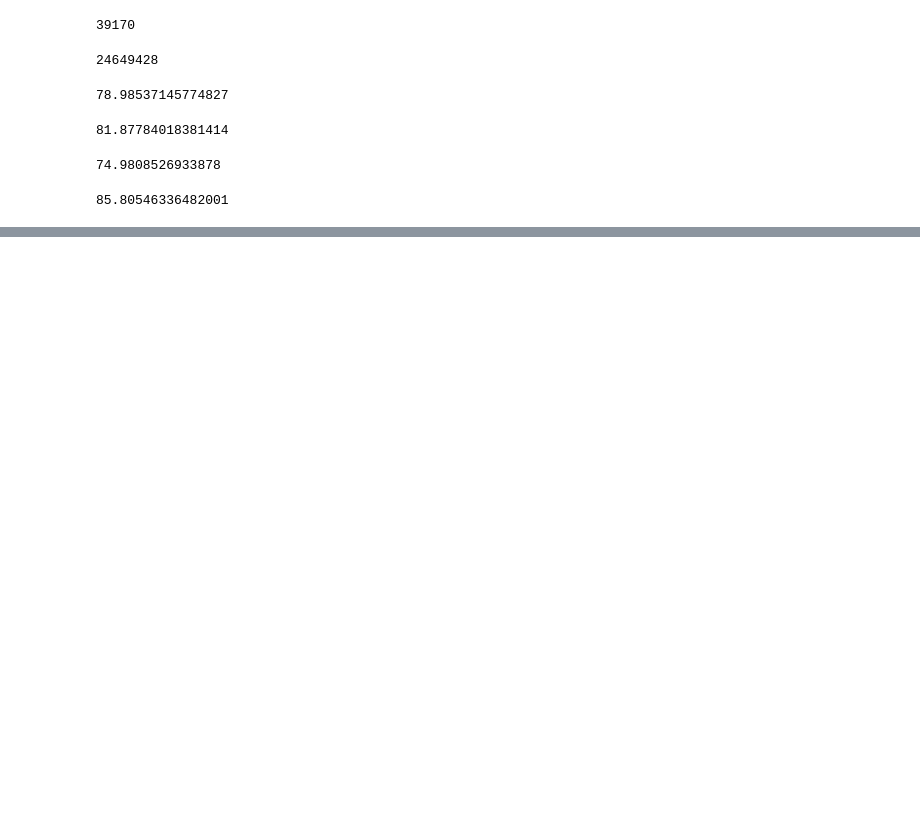
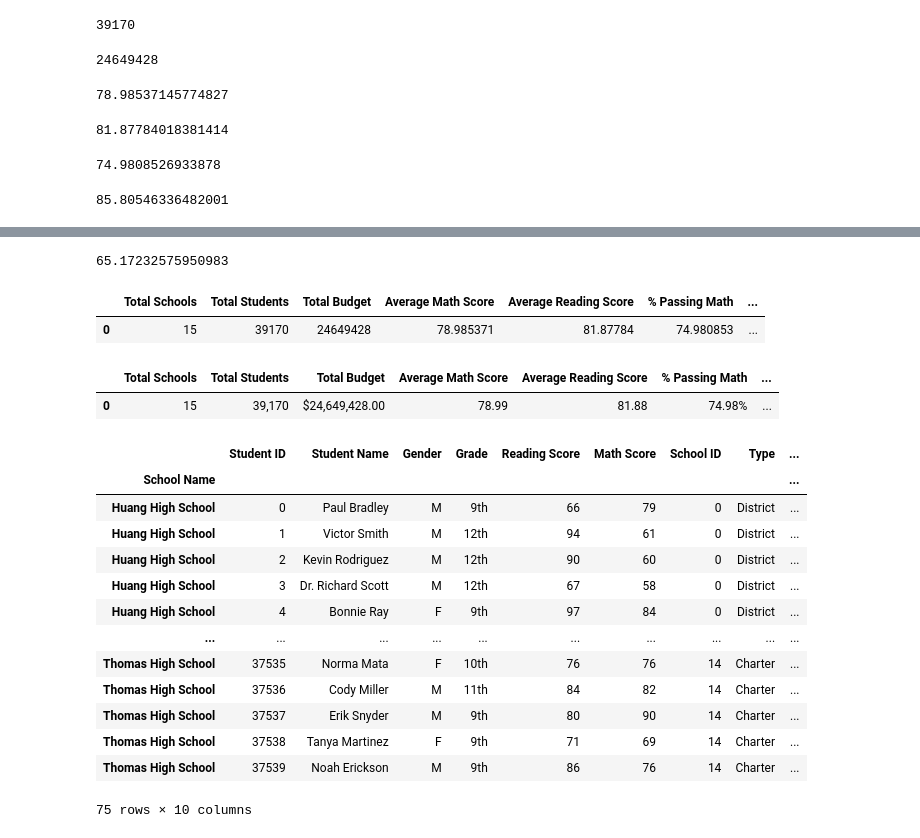
Before and after one commit to jl-horton/pandas-challenge, a Jupyter notebook: PyCitySchools/PyCitySchools.ipynb, the cells around one changed output, grey strips where cells are left out. Cells and saved outputs as stored; diff of their text form; code cells hidden in the pictures; blank space fills up the shorter version.

```diff
--- a/PyCitySchools/PyCitySchools.ipynb
+++ b/PyCitySchools/PyCitySchools.ipynb
@@ -285,0 +125,56 @@ sch_sum_df.head(5)
+# %%
+# Calculate the % of students passing overall - need to find intersectione between math & reading to count students achieving both and divide by total students
+passing_both = school_data_df[(school_data_df['Reading Score'] >= 70) & (school_data_df['Math Score'] >= 70)]['Student ID'].count()
+percent_passing = passing_both/student_count * 100
+print(percent_passing)
+# %% [output]
+65.17232575950983
+# %%
+# Table to summarise metrics for each school - School Name, School Type, Total Students, Total School Budget, Per Student Budget, Ave Math Score, Ave Reading Score, % Passing Math, % Passing Reading, % Overall Passing
+summary_df = pd.DataFrame({'Total Schools': [school_count],
+                            'Total Students': student_count,
+                            'Total Budget': total_budget,
+                            'Average Math Score': ave_math,
+                            'Average Reading Score': ave_reading,
+                            '% Passing Math': percent_math,
+                            '% Passing Reading': percent_reading,
+                            '% Overall Passing': percent_passing
+                            })
+
+summary_df.head()
+# %% [output]
+|  | Total Schools | Total Students | Total Budget | Average Math Score | Average Reading Score | % Passing Math | ... |
+| 0 | 15 | 39170 | 24649428 | 78.985371 | 81.87784 | 74.980853 | ... |
+# %%
+#Tidy formatting of df
+summary_df['Total Students'] = summary_df['Total Students'].map('{:,}'.format)
+summary_df['Total Budget'] = summary_df['Total Budget'].astype(float).map('${:,.2f}'.format)
+summary_df['Average Math Score'] = summary_df['Average Math Score'].map('{:.2f}'.format)
+summary_df['Average Reading Score'] = summary_df['Average Reading Score'].map('{:.2f}'.format)
+summary_df['% Passing Math'] = summary_df['% Passing Math'].map('{:.2f}%'.format)
+summary_df['% Passing Reading'] = summary_df['% Passing Reading'].map('{:.2f}%'.format)
+summary_df['% Overall Passing'] = summary_df['% Overall Passing'].map('{:.2f}%'.format)
+
+summary_df.head()
+# %% [output]
+|  | Total Schools | Total Students | Total Budget | Average Math Score | Average Reading Score | % Passing Math | ... |
+| 0 | 15 | 39,170 | $24,649,428.00 | 78.99 | 81.88 | 74.98% | ... |
+# %%
+# Grouped by school Name
+by_school = school_data_df.set_index('School Name').groupby(['School Name'])
+by_school.head()
+# %% [output]
+|  | Student ID | Student Name | Gender | Grade | Reading Score | Math Score | School ID | Type | ... |
+| School Name |  |  |  |  |  |  |  |  | ... |
+| Huang High School | 0 | Paul Bradley | M | 9th | 66 | 79 | 0 | District | ... |
+| Huang High School | 1 | Victor Smith | M | 12th | 94 | 61 | 0 | District | ... |
+| Huang High School | 2 | Kevin Rodriguez | M | 12th | 90 | 60 | 0 | District | ... |
+| Huang High School | 3 | Dr. Richard Scott | M | 12th | 67 | 58 | 0 | District | ... |
+| Huang High School | 4 | Bonnie Ray | F | 9th | 97 | 84 | 0 | District | ... |
+| ... | ... | ... | ... | ... | ... | ... | ... | ... | ... |
+| Thomas High School | 37535 | Norma Mata | F | 10th | 76 | 76 | 14 | Charter | ... |
+| Thomas High School | 37536 | Cody Miller | M | 11th | 84 | 82 | 14 | Charter | ... |
+| Thomas High School | 37537 | Erik Snyder | M | 9th | 80 | 90 | 14 | Charter | ... |
+| Thomas High School | 37538 | Tanya Martinez | F | 9th | 71 | 69 | 14 | Charter | ... |
+| Thomas High School | 37539 | Noah Erickson | M | 9th | 86 | 76 | 14 | Charter | ... |
+75 rows × 10 columns
```
Also changed, not shown: parts of 56 cells of this notebook.
